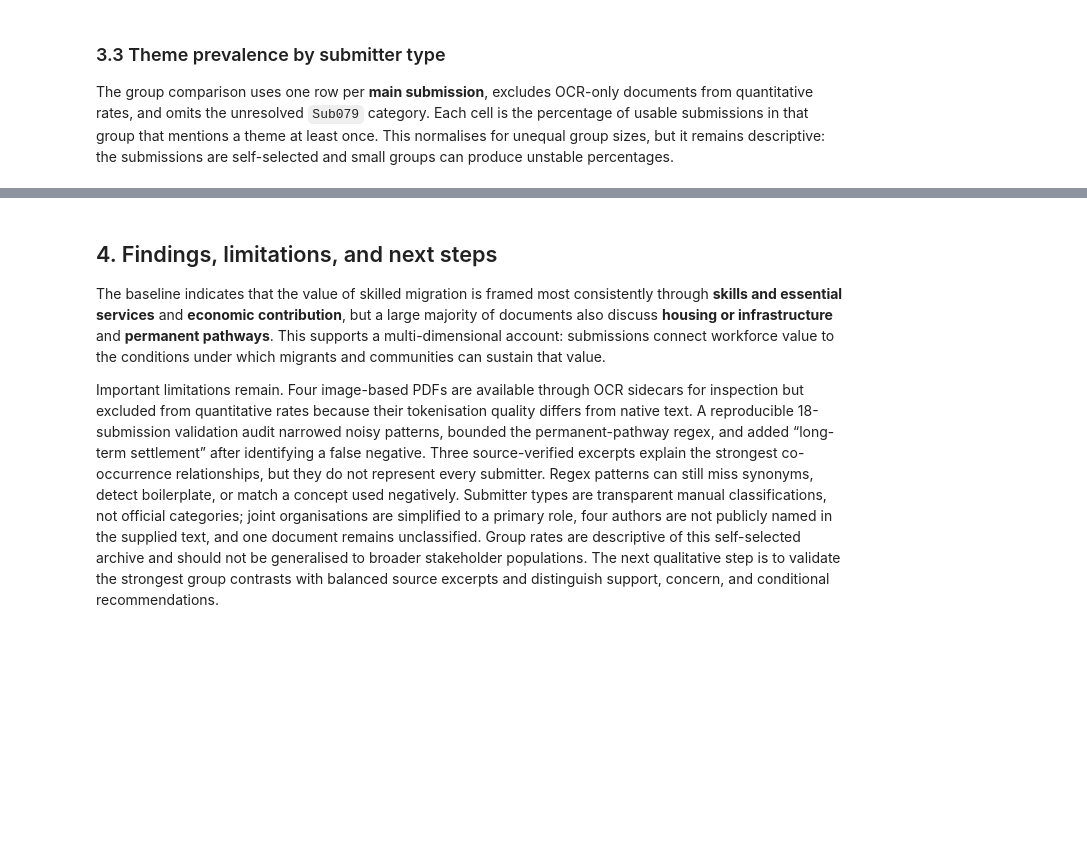
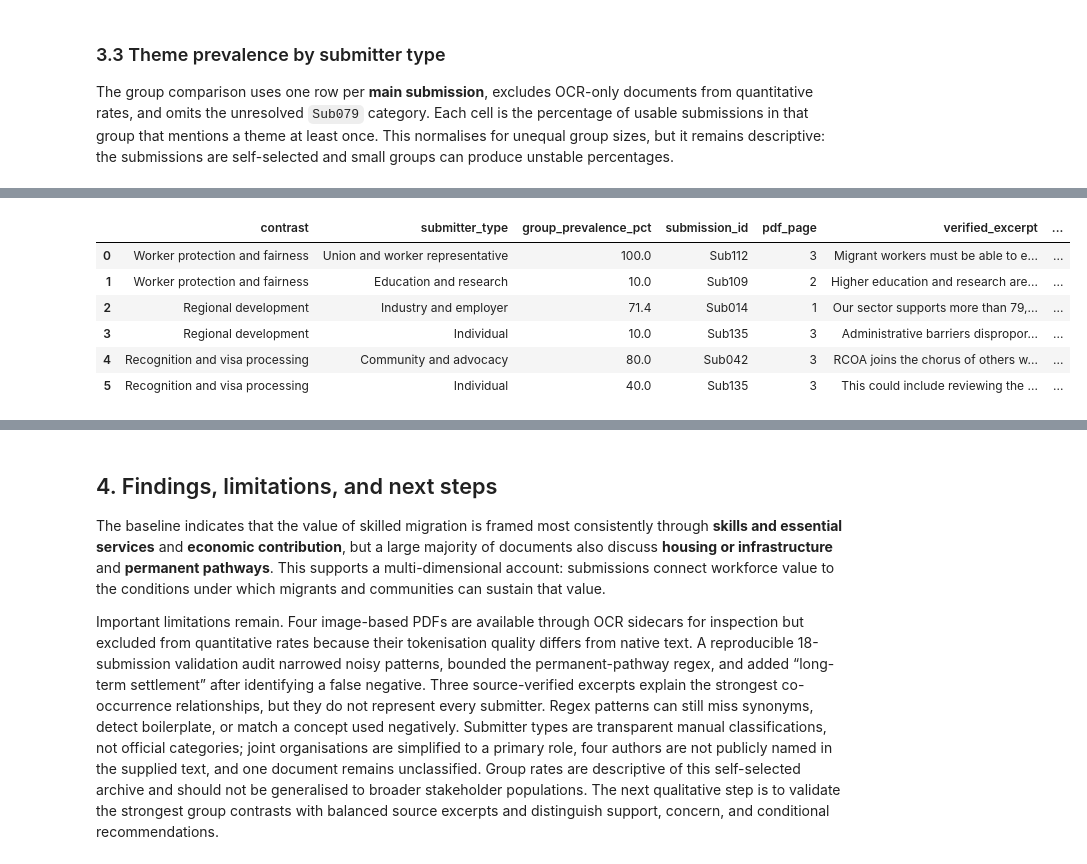
Before and after one commit to tuannm3812/uts-mdsi, a Jupyter notebook: llm-wiki/02-subjects/36118-applied-natural-language-processing/assignments/current-2026/at1/notebooks/1_skilled_migration_text_analysis.ipynb, the cells around one changed output, grey strips where cells are left out. Drawn from its saved outputs; the diff is of its cells as text; code cells hidden in the pictures; blank space fills up the shorter version.

```diff
--- a/llm-wiki/02-subjects/36118-applied-natural-language-processing/assignments/current-2026/at1/notebooks/1_skilled_migration_text_analysis.ipynb
+++ b/llm-wiki/02-subjects/36118-applied-natural-language-processing/assignments/current-2026/at1/notebooks/1_skilled_migration_text_analysis.ipynb
@@ -583,0 +614,16 @@ plt.show()
+# %%
+group_contrast_excerpts = pd.read_csv(
+    VALIDATION_DIR / "group_contrast_excerpts.csv"
+)
+assert group_contrast_excerpts["submission_id"].isin(
+    documents["submission_id"]
+).all()
+display(group_contrast_excerpts)
+# %% [output]
+|  | contrast | submitter_type | group_prevalence_pct | submission_id | pdf_page | verified_excerpt | ... |
+| 0 | Worker protection and fairness | Union and worker representative | 100.0 | Sub112 | 3 | Migrant workers must be able to e... | ... |
+| 1 | Worker protection and fairness | Education and research | 10.0 | Sub109 | 2 | Higher education and research are... | ... |
+| 2 | Regional development | Industry and employer | 71.4 | Sub014 | 1 | Our sector supports more than 79,... | ... |
+| 3 | Regional development | Individual | 10.0 | Sub135 | 3 | Administrative barriers dispropor... | ... |
+| 4 | Recognition and visa processing | Community and advocacy | 80.0 | Sub042 | 3 | RCOA joins the chorus of others w... | ... |
+| 5 | Recognition and visa processing | Individual | 40.0 | Sub135 | 3 | This could include reviewing the ... | ... |
```
Also changed, not shown: parts of 5 cells of this notebook, 3 other files.
